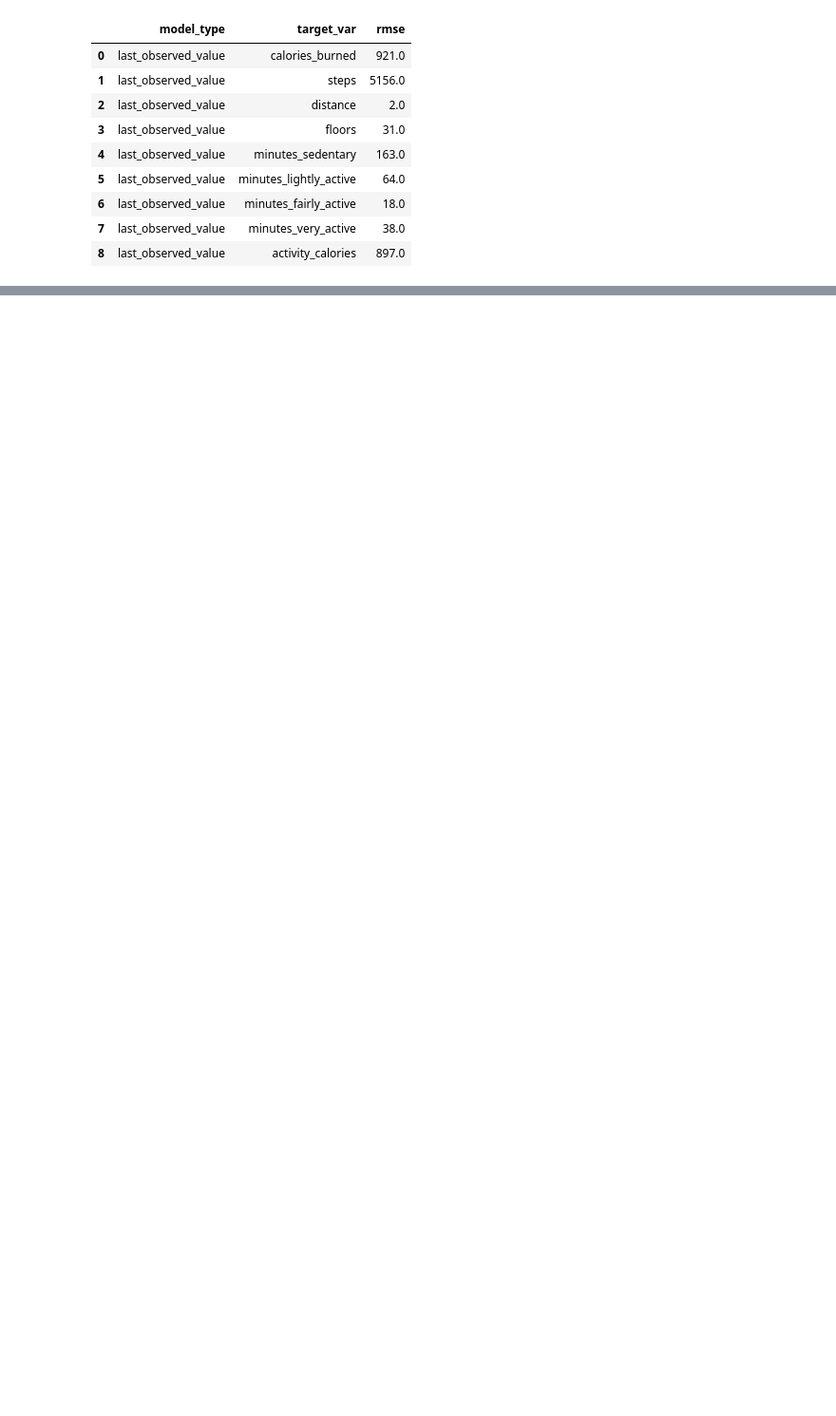
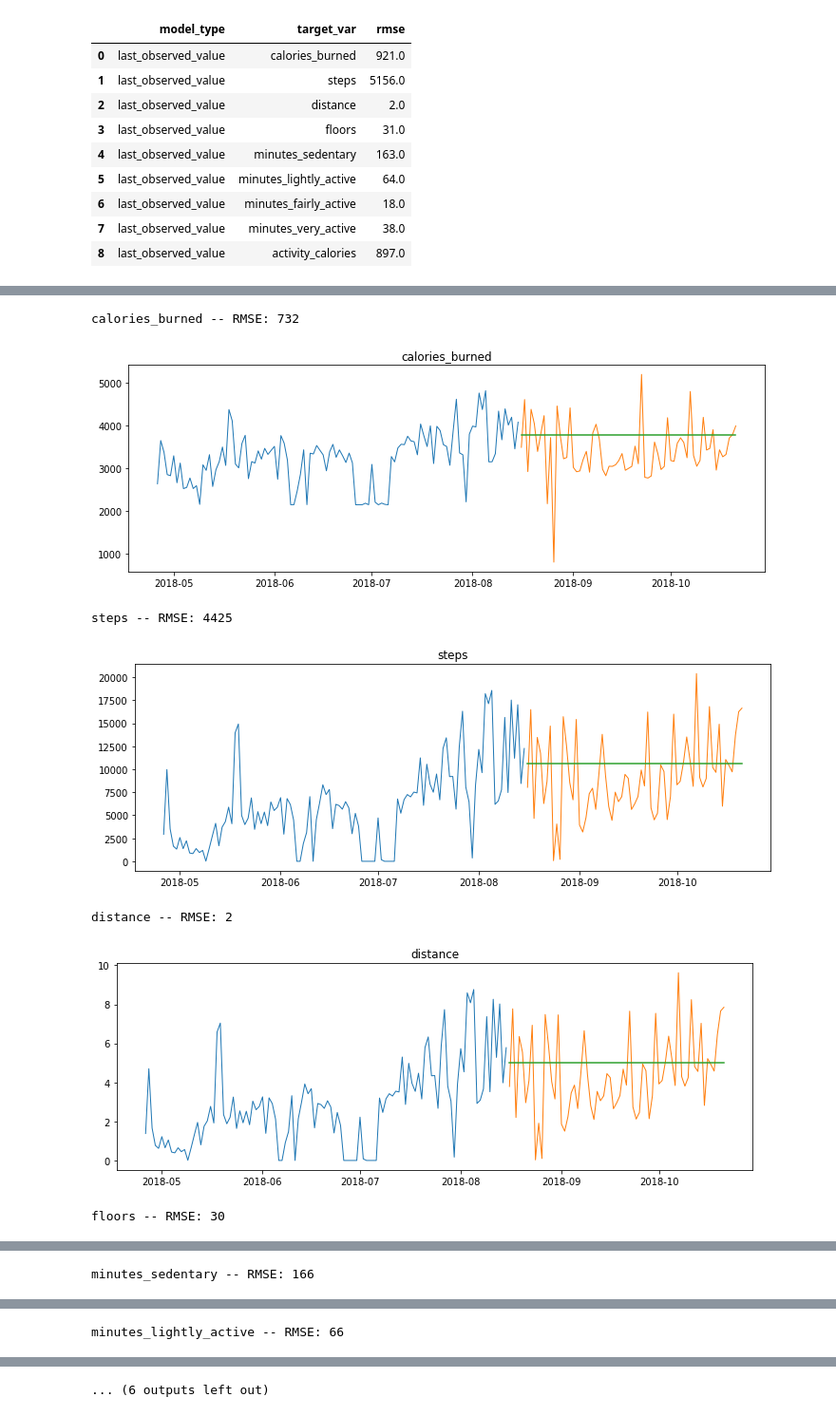
Before and after one commit to Brandon-Martinez27/fitbit_time_series_forecasting, a Jupyter notebook: model.ipynb, the cells around one changed output, grey strips where cells are left out. Shown at 95% size. Cells and saved outputs as stored; diff of their text form; code cells hidden in the pictures; blank space fills up the shorter version.

```diff
--- a/model.ipynb
+++ b/model.ipynb
@@ -139,0 +200,4 @@ eval_df
+# %%
+for col in train.columns:
+    eval_df = append_eval_df(eval_df, validate, yhat_df, model_type = 'simple_average',
+                             target_var = col)
@@ -139,0 +231,14 @@ eval_df
+# %%
+# store 30 day Moving Average
+# compute a 30 day rolling average, in a dictionary.
+# Keys are target variables
+# values are the 30 day Moving Average.
+
+period = 30
+
+d = {}
+for col in train.columns:
+    d[col] = round(train[col].rolling(period).mean().iloc[-1], 2)
+# %%
+yhat_df = make_predictions(d, validate)
+yhat_df.head(3)
@@ -139,0 +254,11 @@ eval_df
+# %%
+for col in train.columns:
+    plot_and_eval(train, validate, yhat_df, col)
+# %% [output]
+calories_burned -- RMSE: 732
+[figure, added]
+steps -- RMSE: 4425
+[figure, added]
+distance -- RMSE: 2
+[figure, added]
+floors -- RMSE: 30
@@ -139,0 +266 @@ eval_df
+minutes_sedentary -- RMSE: 166
@@ -139,0 +268 @@ eval_df
+minutes_lightly_active -- RMSE: 66
@@ -139,0 +270 @@ eval_df
+... (6 outputs left out)
```
Also changed, not shown: parts of 30 cells of this notebook, 1 other file.
